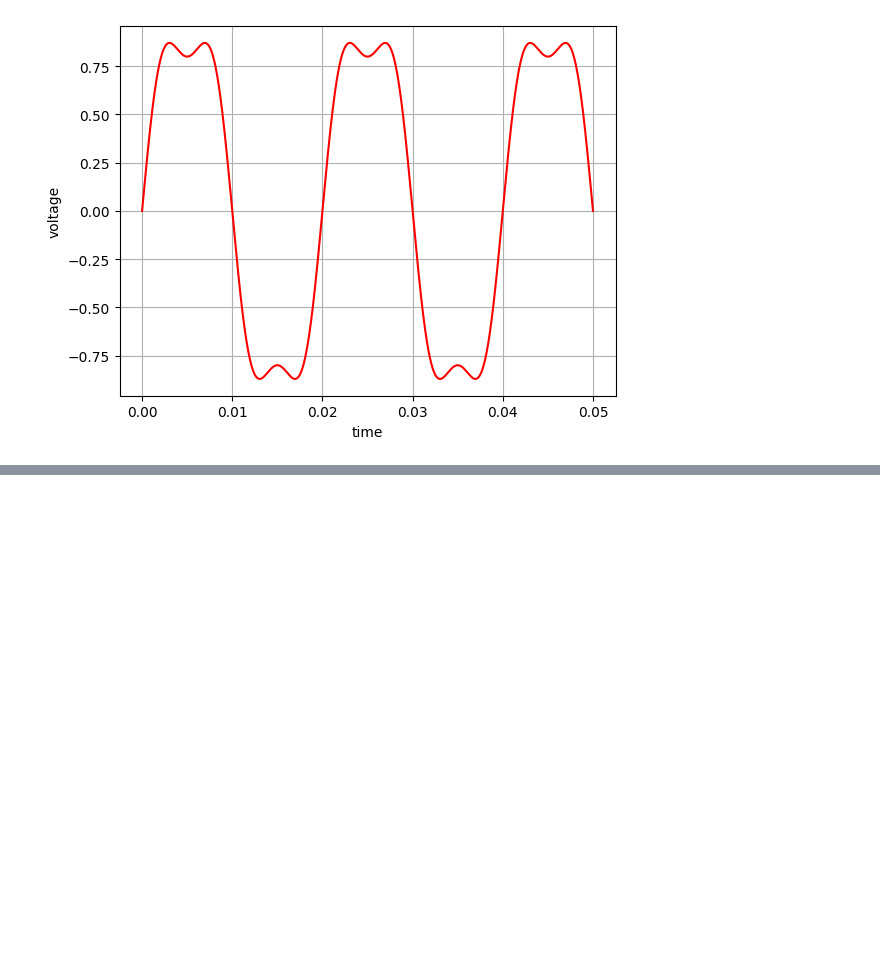
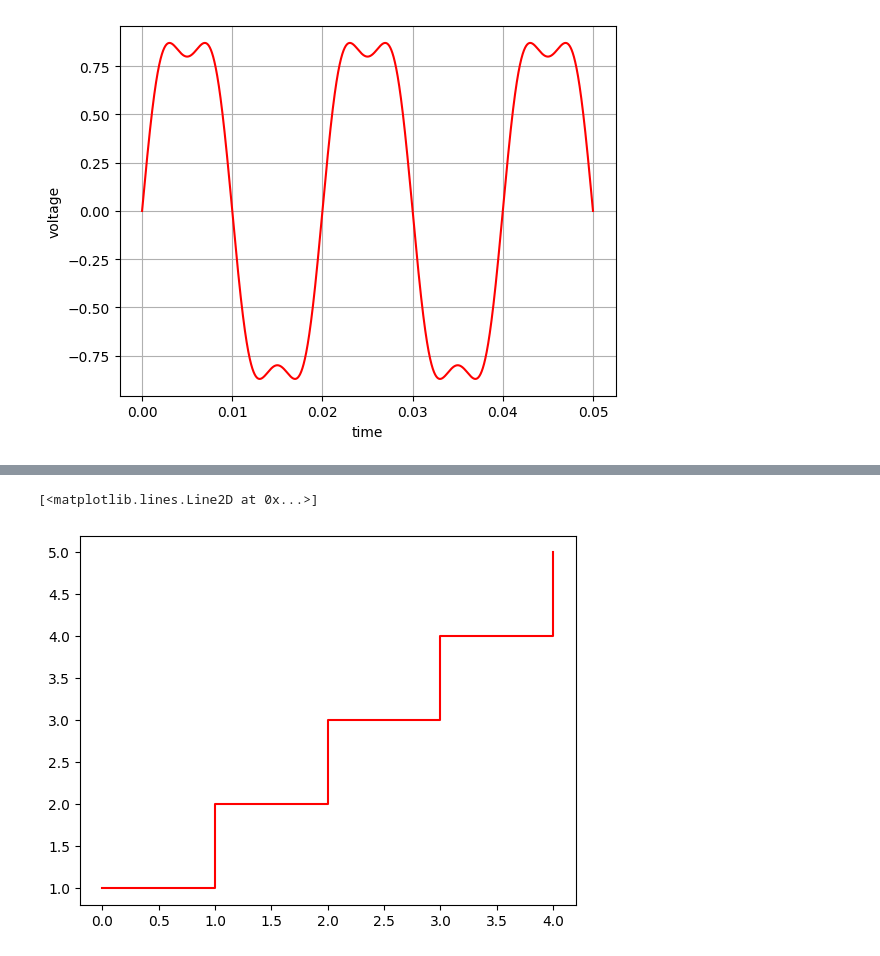
Before and after one commit to sunnyiisc/Three-Phase-Inverter-12VDC-to-440VAC-3ph--50Hz, a Jupyter notebook: 3_phase_Inverter.ipynb, the cells around one changed output, grey strips where cells are left out. Saved outputs shown, nothing was run; the diff lists cells and outputs as text; code cells hidden in the pictures; blank space fills up the shorter version.

```diff
--- a/3_phase_Inverter.ipynb
+++ b/3_phase_Inverter.ipynb
@@ -43,0 +78,6 @@ plt.show()
+# %%
+x = [1, 2, 3, 4, 5]
+plt.step(x, 'r', where='post')
+# %% [output]
+[<matplotlib.lines.Line2D at 0x...>]
+[figure, added]
```
Also changed, not shown: parts of 2 cells of this notebook.
